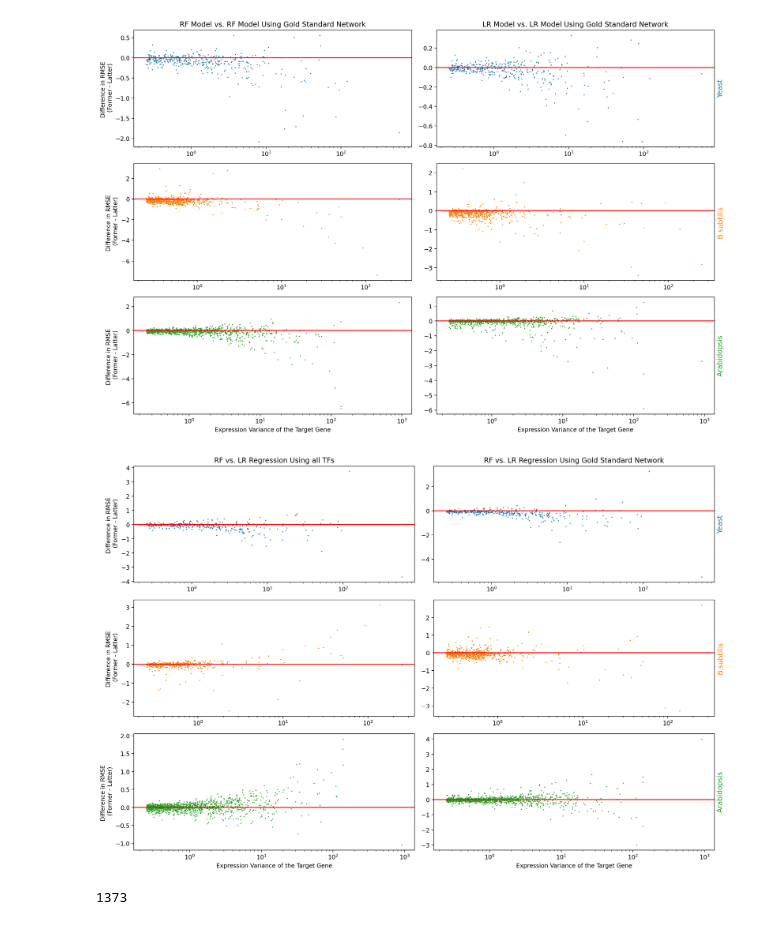
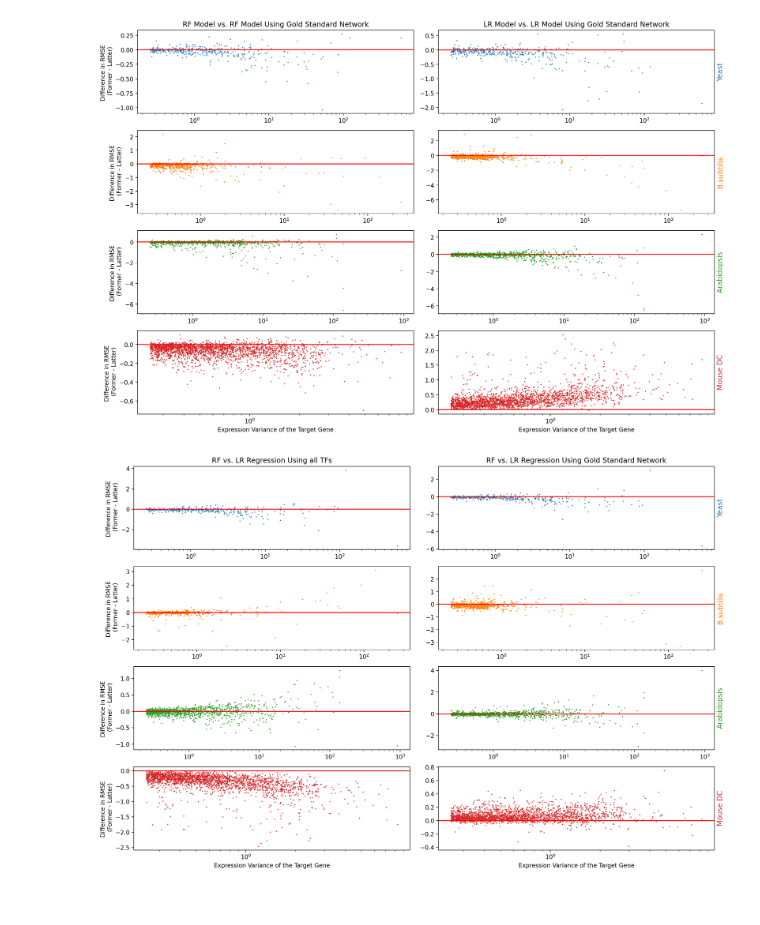
Before and after one commit to IcyFermion/feature_synergy, a Jupyter notebook: network_v_model/plot.ipynb, the cells around one changed output. Cells and saved outputs as stored; diff of their text form; code cells hidden in the pictures.

Commit message:
new mouse data

```diff
--- a/network_v_model/plot.ipynb
+++ b/network_v_model/plot.ipynb
@@ -37,57 +37,58 @@ plt.rcParams.update({'figure.figsize':(7,5), 'figure.dpi':200})
 res_df_list = [
     pd.read_csv('./yeast_network_v_model.csv', index_col=0),
     pd.read_csv('./bsubtilis_network_v_model.csv', index_col=0),
-    pd.read_csv('./arabidopsis_network_v_model.csv', index_col=0)
+    pd.read_csv('./arabidopsis_network_v_model.csv', index_col=0),
+    pd.read_csv('./mdc_network_v_model.csv', index_col=0)
 ]
 
-species_names = ['Yeast', 'B.subtilis', 'Arabidopsis']
+species_names = ['Yeast', 'B.subtilis', 'Arabidopsis', 'Mouse DC']
 
 filtered_df_list = [res_df[res_df['test_std'] > 0.5] for res_df in res_df_list]
 # %%
 a = 'linear_rmse'
 b = 'gs_linear_rmse'
 c = 'rf_rmse'
 d = 'gs_rf_rmse'
 
-fig, axs = plt.subplots(3, 2, figsize=(15, 10))
+fig, axs = plt.subplots(4, 2, figsize=(15, 10))
 
-for i in range(3):
+for i in range(4):
     df = filtered_df_list[i]
-    diff = df[a] - df[b]
+    diff = df[c] - df[d]
     axs[i, 0].scatter(df['test_var'], diff, s=0.7, color=plt.cm.tab10(i))
     # plt.scatter(range(len(diff)),diff, s=0.2)
     axs[i, 0].axhline(y=0, color='r', linestyle='-')
     axs[i, 0].set_xscale('log')
 
-    diff = df[c] - df[d]
+    diff = df[a] - df[b]
     axs[i, 1].scatter(df['test_var'], diff, s=0.7, color=plt.cm.tab10(i))
     # plt.scatter(range(len(diff)),diff, s=0.2)
     axs[i, 1].axhline(y=0, color='r', linestyle='-')
     axs[i, 1].set_xscale('log')
 
-for i in range(3):
+for i in range(4):
     axs[i, 0].set(ylabel='Difference in RMSE \n (Former - Latter)')
     axs[i, 1].set_ylabel(species_names[i], color=plt.cm.tab10(i), size='large')
     axs[i, 1].yaxis.set_label_position("right")
 
-axs[2, 0].set(xlabel='Expression Variance of the Target Gene')
-axs[2, 1].set(xlabel='Expression Variance of the Target Gene')
+axs[3, 0].set(xlabel='Expression Variance of the Target Gene')
+axs[3, 1].set(xlabel='Expression Variance of the Target Gene')
 
 axs[0, 0].set_title('RF Model vs. RF Model Using Gold Standard Network')
 axs[0, 1].set_title('LR Model vs. LR Model Using Gold Standard Network')
 fig.tight_layout()
 fig.savefig('./plot_output/all_v_gs.pdf', format='pdf', dpi=300)
 # %% [output]
-[figure, old version]
+[figure, new version]
 # %%
 a = 'rf_rmse'
 b = 'linear_rmse'
 c = 'gs_rf_rmse'
 d = 'gs_linear_rmse'
 
-fig, axs = plt.subplots(3, 2, figsize=(15, 10))
+fig, axs = plt.subplots(4, 2, figsize=(15, 10))
 
-for i in range(3):
+for i in range(4):
     df = filtered_df_list[i]
     diff = df[a] - df[b]
     axs[i, 0].scatter(df['test_var'], diff, s=0.7, color=plt.cm.tab10(i))
@@ -101,20 +102,20 @@ for i in range(3):
     axs[i, 1].axhline(y=0, color='r', linestyle='-')
     axs[i, 1].set_xscale('log')
 
-for i in range(3):
+for i in range(4):
     axs[i, 0].set(ylabel='Difference in RMSE \n (Former - Latter)')
     axs[i, 1].set_ylabel(species_names[i], color=plt.cm.tab10(i), size='large')
     axs[i, 1].yaxis.set_label_position("right")
 
-axs[2, 0].set(xlabel='Expression Variance of the Target Gene')
-axs[2, 1].set(xlabel='Expression Variance of the Target Gene')
+axs[3, 0].set(xlabel='Expression Variance of the Target Gene')
+axs[3, 1].set(xlabel='Expression Variance of the Target Gene')
 
 axs[0, 0].set_title('RF vs. LR Regression Using all TFs')
 axs[0, 1].set_title('RF vs. LR Regression Using Gold Standard Network')
 fig.tight_layout()
 fig.savefig('./plot_output/rf_v_lr.pdf', format='pdf', dpi=300)
 # %% [output]
-[figure, old version]
+[figure, new version]
 # %%
 model_name_dict = {
     'rf_rmse': 'RF with all TFs',
@@ -129,7 +132,3 @@ model_compare_combs = [('rf_rmse', 'gs_rf_rmse'),
  ('gs_rf_rmse', 'gs_linear_rmse'),
  ('rf_rmse', 'gs_linear_rmse'),
  ('gs_rf_rmse', 'linear_rmse')]
-# %%
-len(filtered_df_list[2])
-# %% [output]
-1373
```
Also changed, not shown: parts of 28 cells of this notebook, 6 other files.
